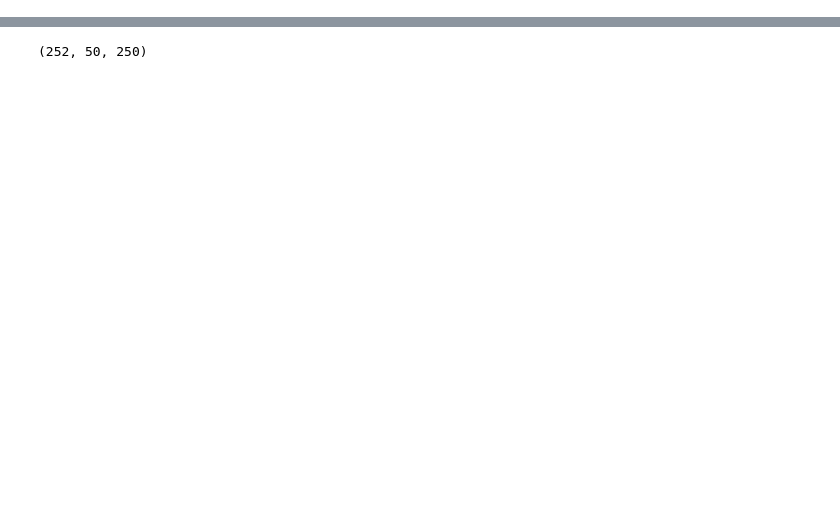
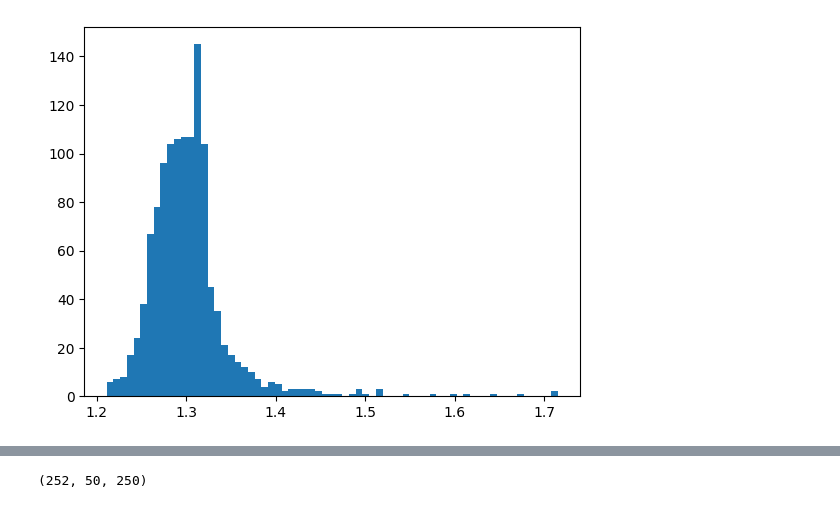
Before and after one commit to bongiornoc/HOAO, a Jupyter notebook: notebooks/TEST.ipynb, the cells around one changed output, grey strips where cells are left out. Saved outputs shown, nothing was run; the diff lists cells and outputs as text; code cells hidden in the pictures; blank space fills up the shorter version.

```diff
--- a/notebooks/TEST.ipynb
+++ b/notebooks/TEST.ipynb
@@ -71,0 +92,4 @@ KeyboardInterrupt:
+# %%
+plt.hist(M[np.triu_indices(n_stocks,1)],bins='auto');
+# %% [output]
+[figure, added]
```
Also changed, not shown: parts of 13 cells of this notebook, 2 other files.
